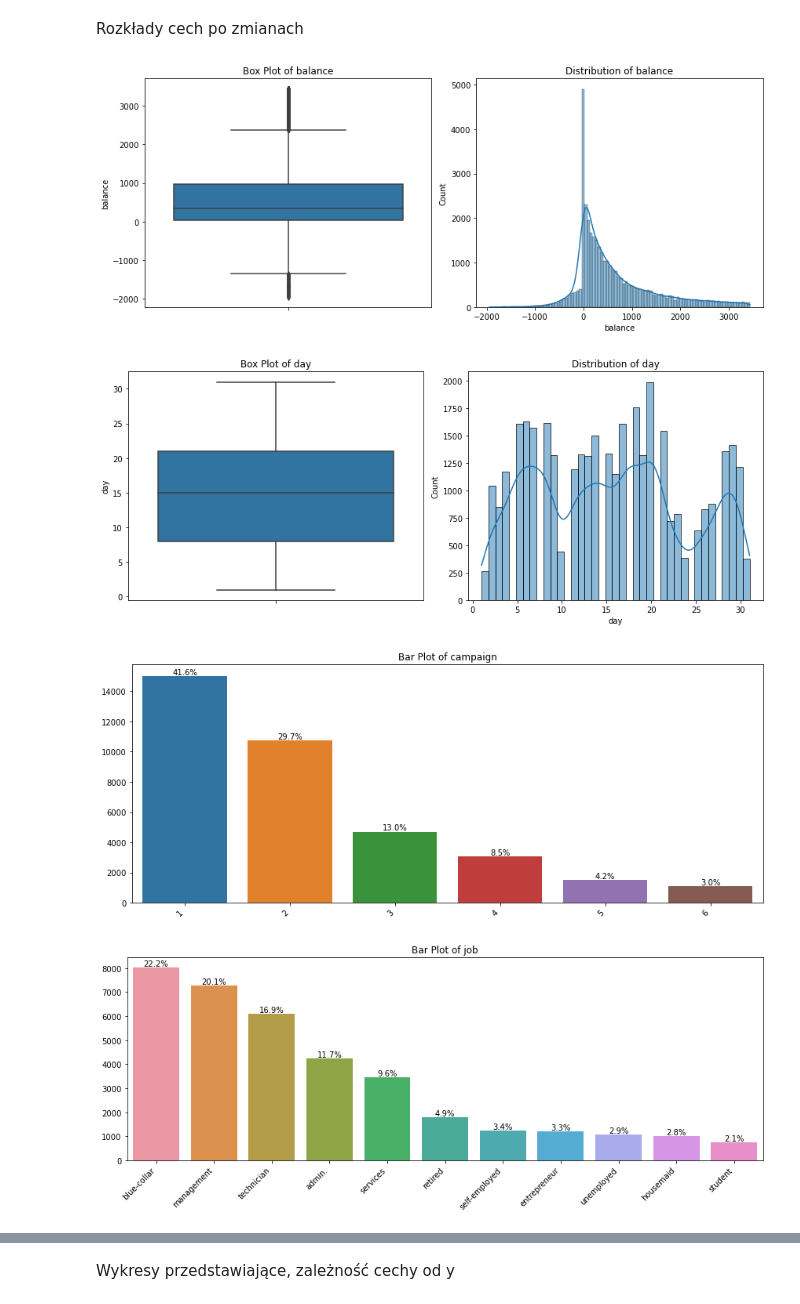
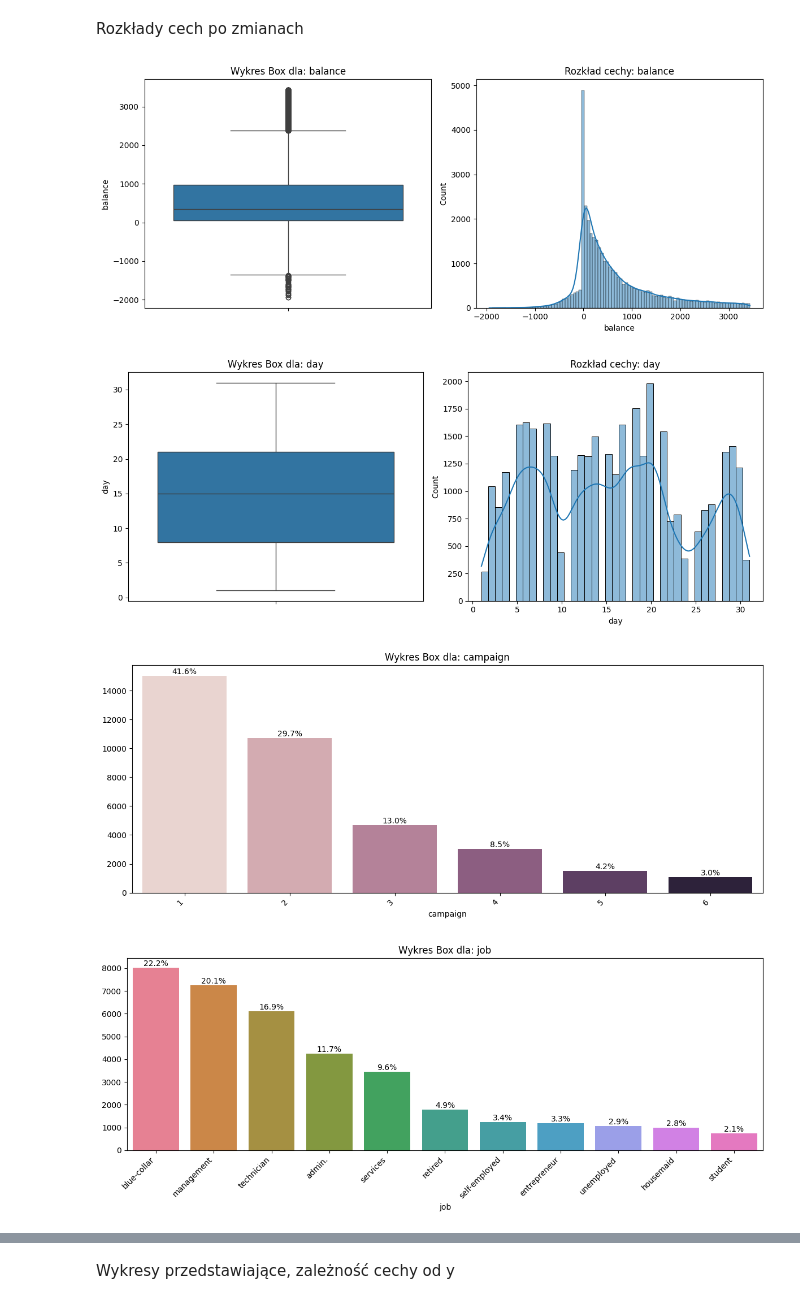
Before and after one commit to marcinbartosiewicz/PAD-Projekt, a Jupyter notebook: Projekt_Marcin_Bartosiewicz.ipynb, the cells around one changed output, grey strips where cells are left out. Cells and saved outputs as stored; diff of their text form; code cells hidden in the pictures.

```diff
--- a/Projekt_Marcin_Bartosiewicz.ipynb
+++ b/Projekt_Marcin_Bartosiewicz.ipynb
@@ -118,12 +99,12 @@ for column in data.columns:
 
             plt.subplot(1, 2, 1)
             sns.boxplot(y=data[column])
-            plt.title(f'Box Plot of {column}')
+            plt.title(f'Wykres Box dla: {column}')
 
 
             plt.subplot(1, 2, 2)
             sns.histplot(data[column], kde=True)
-            plt.title(f'Distribution of {column}')
+            plt.title(f'Rozkład cechy: {column}')
 
         else:
             value_counts = data[column].value_counts()
@@ -131,11 +112,11 @@ for column in data.columns:
             percentages = (value_counts / total * 100).round(1)
 
 
-            ax = sns.barplot(x=value_counts.index, y=value_counts.values)
+            ax = sns.barplot(x=value_counts.index, y=value_counts.values, hue=value_counts.index, legend=False)
             for i, (count, percentage) in enumerate(zip(value_counts, percentages)):
                 ax.text(i, count, f'{percentage}%',
                        ha='center', va='bottom')
-            plt.title(f"Bar Plot of {column}")
+            plt.title(f"Wykres Box dla: {column}")
             plt.xticks(rotation=45, ha='right')
 
 
@@ -288,38 +269,38 @@ for column in changed_columns:
         unique_values = data_clean[column].nunique()
 
 
         plt.figure(figsize=figsize)
 
 
         if is_numeric and unique_values > 10:
 
             plt.subplot(1, 2, 1)
             sns.boxplot(y=data_clean[column])
-            plt.title(f'Box Plot of {column}')
+            plt.title(f'Wykres Box dla: {column}')
 
 
             plt.subplot(1, 2, 2)
             sns.histplot(data_clean[column], kde=True)
-            plt.title(f'Distribution of {column}')
+            plt.title(f'Rozkład cechy: {column}')
 
         else:
             value_counts = data_clean[column].value_counts()
             total = len(data_clean[column])
             percentages = (value_counts / total * 100).round(1)
 
 
-            ax = sns.barplot(x=value_counts.index, y=value_counts.values)
+            ax = sns.barplot(x=value_counts.index, y=value_counts.values, hue=value_counts.index,legend=False)
             for i, (count, percentage) in enumerate(zip(value_counts, percentages)):
                 ax.text(i, count, f'{percentage}%',
                        ha='center', va='bottom')
-            plt.title(f"Bar Plot of {column}")
+            plt.title(f"Wykres Box dla: {column}")
             plt.xticks(rotation=45, ha='right')
 
 
         plt.tight_layout()
         plt.show()
 # %% [output]
-[figure, old version]
+[figure, new version]
-[figure, old version]
+[figure, new version]
-[figure, old version]
+[figure, new version]
-[figure, old version]
+[figure, new version]
```
Also changed, not shown: parts of 5 cells of this notebook.
